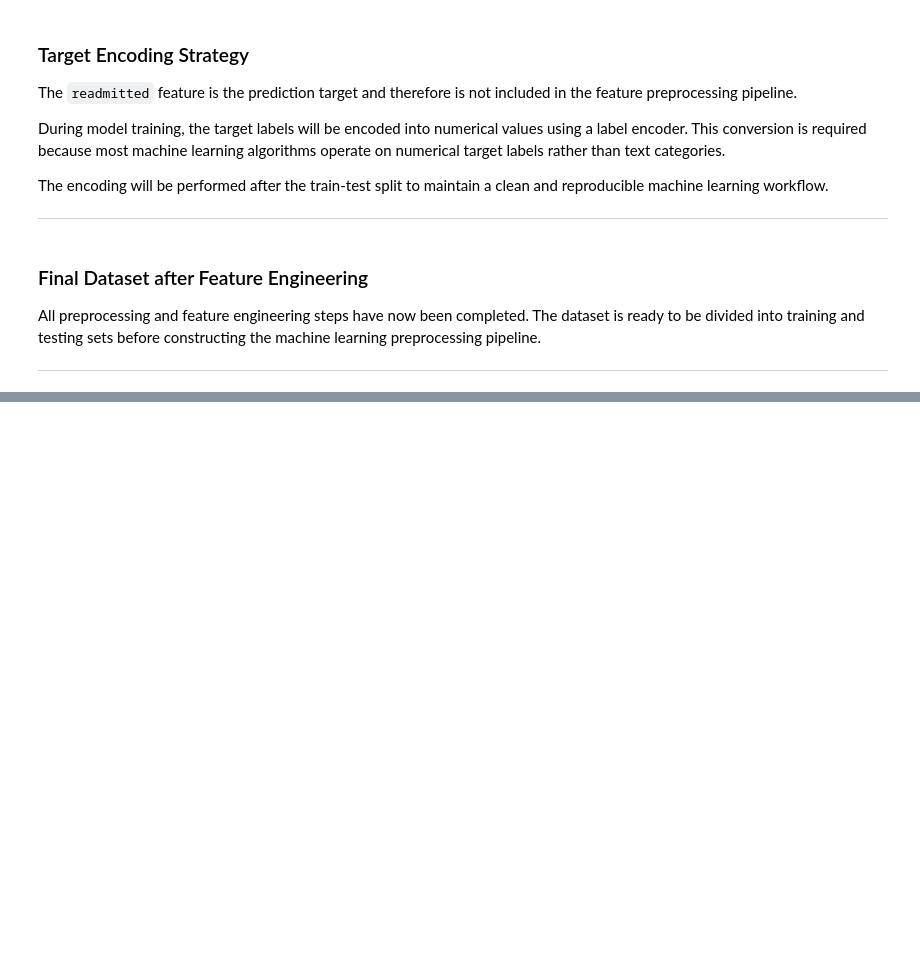
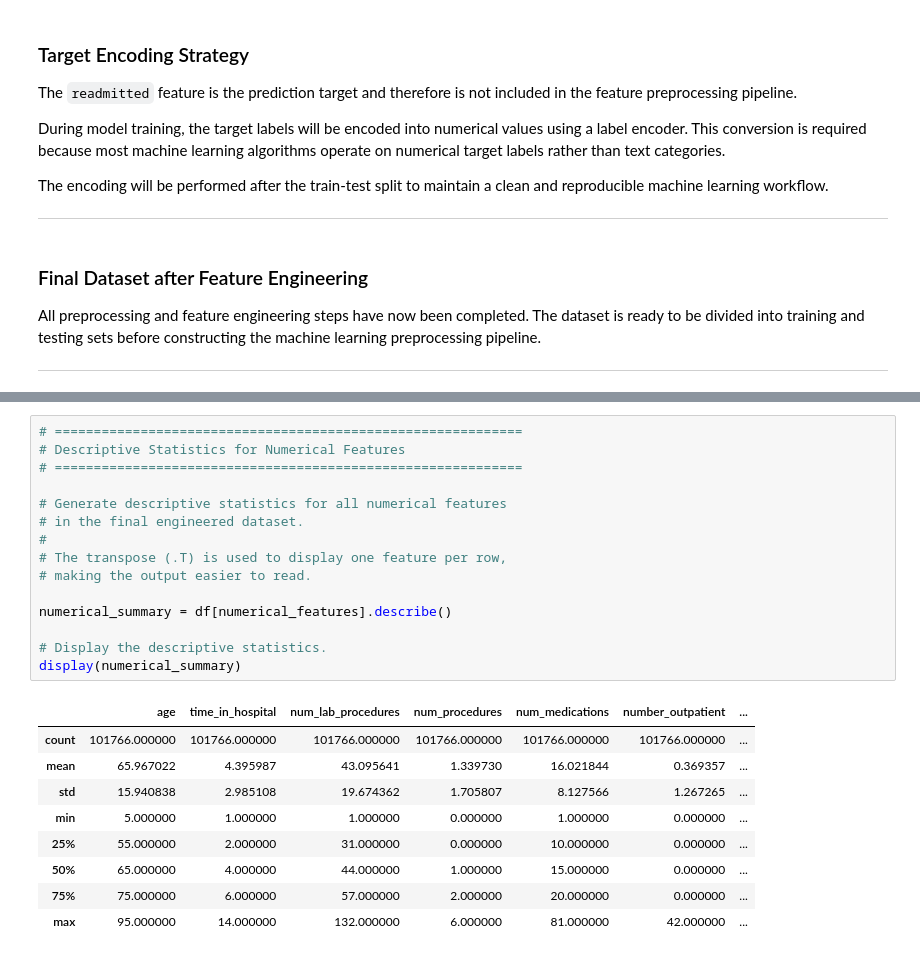
Before and after one commit to ajay-nagpal/Hospital-Readmission-Prediction, a Jupyter notebook: hospital_readmission.ipynb, the cells around one changed output, grey strips where cells are left out. Drawn from its saved outputs; the diff is of its cells as text; blank space fills up the shorter version.

```diff
--- a/hospital_readmission.ipynb
+++ b/hospital_readmission.ipynb
@@ -2533,0 +2636,25 @@ All preprocessing and feature engineering steps have now been completed. The dat
+# %%
+# ============================================================
+# Descriptive Statistics for Numerical Features
+# ============================================================
+
+# Generate descriptive statistics for all numerical features
+# in the final engineered dataset.
+#
+# The transpose (.T) is used to display one feature per row,
+# making the output easier to read.
+
+numerical_summary = df[numerical_features].describe()
+
+# Display the descriptive statistics.
+display(numerical_summary)
+# %% [output]
+|  | age | time_in_hospital | num_lab_procedures | num_procedures | num_medications | number_outpatient | ... |
+| count | 101766.000000 | 101766.000000 | 101766.000000 | 101766.000000 | 101766.000000 | 101766.000000 | ... |
+| mean | 65.967022 | 4.395987 | 43.095641 | 1.339730 | 16.021844 | 0.369357 | ... |
+| std | 15.940838 | 2.985108 | 19.674362 | 1.705807 | 8.127566 | 1.267265 | ... |
+| min | 5.000000 | 1.000000 | 1.000000 | 0.000000 | 1.000000 | 0.000000 | ... |
+| 25% | 55.000000 | 2.000000 | 31.000000 | 0.000000 | 10.000000 | 0.000000 | ... |
+| 50% | 65.000000 | 4.000000 | 44.000000 | 1.000000 | 15.000000 | 0.000000 | ... |
+| 75% | 75.000000 | 6.000000 | 57.000000 | 2.000000 | 20.000000 | 0.000000 | ... |
+| max | 95.000000 | 14.000000 | 132.000000 | 6.000000 | 81.000000 | 42.000000 | ... |
```
Also changed, not shown: parts of 15 cells of this notebook.
